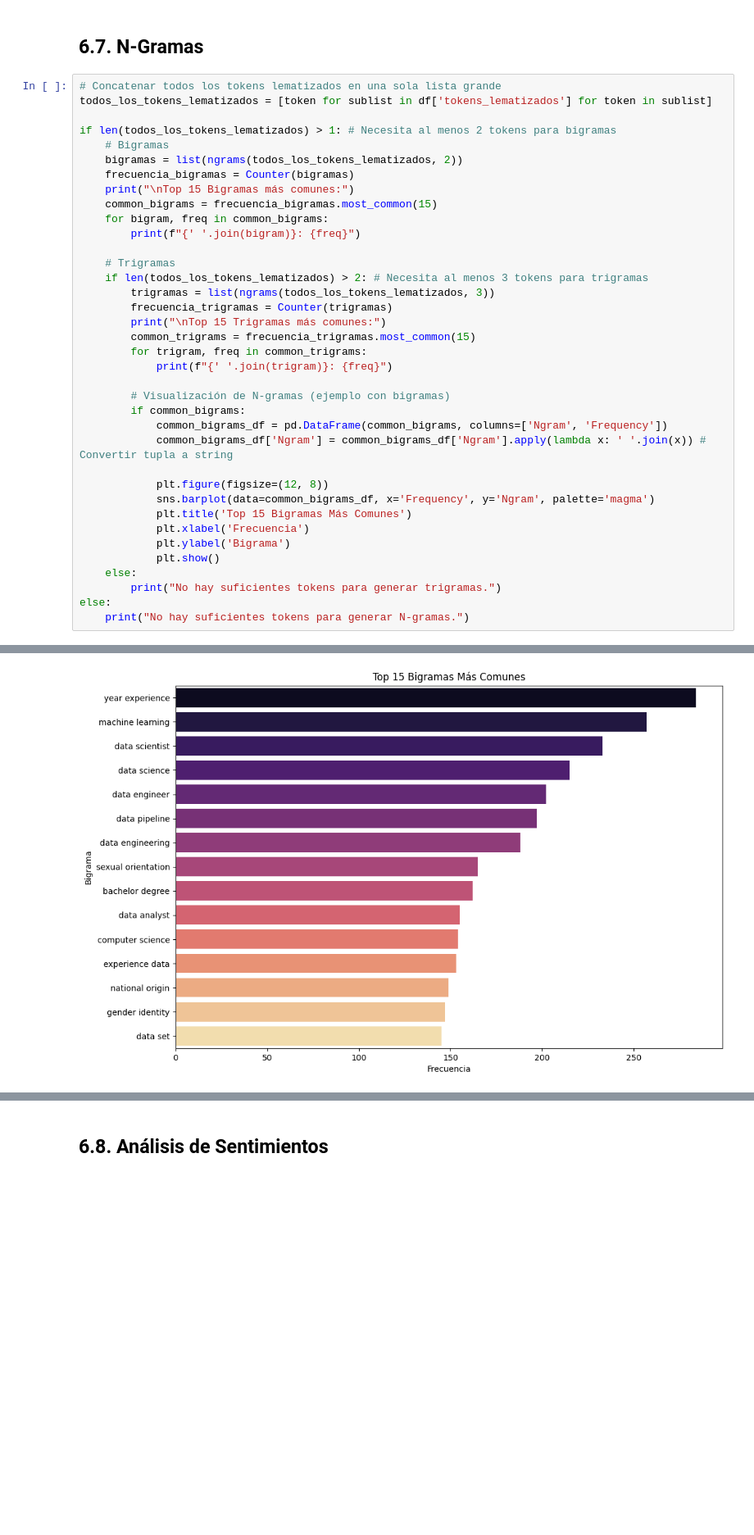
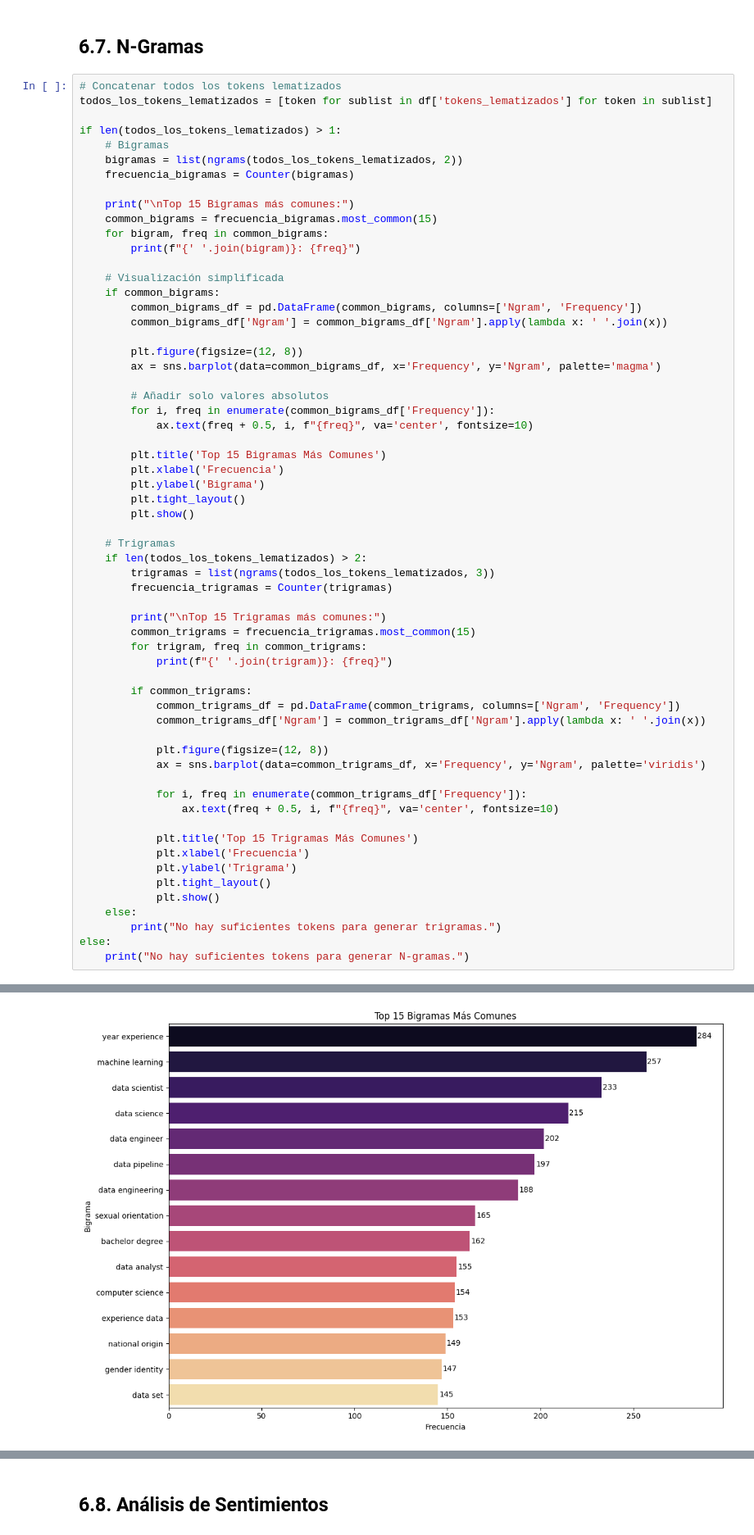
Before and after one commit to nueveonce/Etapa3DS, a Jupyter notebook: Etapa3.ipynb, the cells around one changed output, grey strips where cells are left out. Shown at 82% size. Drawn from its saved outputs; the diff is of its cells as text; blank space fills up the shorter version.

```diff
--- a/Etapa3.ipynb
+++ b/Etapa3.ipynb
@@ -344,37 +344,61 @@ Generando nube de palabras para 'Data Analyst'...
 # %% [markdown]
 ## 6.7. N-Gramas
 # %%
-# Concatenar todos los tokens lematizados en una sola lista grande
+# Concatenar todos los tokens lematizados
 todos_los_tokens_lematizados = [token for sublist in df['tokens_lematizados'] for token in sublist]
 
-if len(todos_los_tokens_lematizados) > 1: # Necesita al menos 2 tokens para bigramas
+if len(todos_los_tokens_lematizados) > 1:
     # Bigramas
     bigramas = list(ngrams(todos_los_tokens_lematizados, 2))
     frecuencia_bigramas = Counter(bigramas)
+
     print("\nTop 15 Bigramas más comunes:")
     common_bigrams = frecuencia_bigramas.most_common(15)
     for bigram, freq in common_bigrams:
         print(f"{' '.join(bigram)}: {freq}")
 
+    # Visualización simplificada
+    if common_bigrams:
+        common_bigrams_df = pd.DataFrame(common_bigrams, columns=['Ngram', 'Frequency'])
+        common_bigrams_df['Ngram'] = common_bigrams_df['Ngram'].apply(lambda x: ' '.join(x))
+
+        plt.figure(figsize=(12, 8))
+        ax = sns.barplot(data=common_bigrams_df, x='Frequency', y='Ngram', palette='magma')
+
+        # Añadir solo valores absolutos
+        for i, freq in enumerate(common_bigrams_df['Frequency']):
+            ax.text(freq + 0.5, i, f"{freq}", va='center', fontsize=10)
+
+        plt.title('Top 15 Bigramas Más Comunes')
+        plt.xlabel('Frecuencia')
+        plt.ylabel('Bigrama')
+        plt.tight_layout()
+        plt.show()
+
     # Trigramas
-    if len(todos_los_tokens_lematizados) > 2: # Necesita al menos 3 tokens para trigramas
+    if len(todos_los_tokens_lematizados) > 2:
         trigramas = list(ngrams(todos_los_tokens_lematizados, 3))
         frecuencia_trigramas = Counter(trigramas)
+
         print("\nTop 15 Trigramas más comunes:")
         common_trigrams = frecuencia_trigramas.most_common(15)
         for trigram, freq in common_trigrams:
             print(f"{' '.join(trigram)}: {freq}")
 
-        # Visualización de N-gramas (ejemplo con bigramas)
-        if common_bigrams:
-            common_bigrams_df = pd.DataFrame(common_bigrams, columns=['Ngram', 'Frequency'])
-            common_bigrams_df['Ngram'] = common_bigrams_df['Ngram'].apply(lambda x: ' '.join(x)) # Convertir tupla a string
+        if common_trigrams:
+            common_trigrams_df = pd.DataFrame(common_trigrams, columns=['Ngram', 'Frequency'])
+            common_trigrams_df['Ngram'] = common_trigrams_df['Ngram'].apply(lambda x: ' '.join(x))
 
             plt.figure(figsize=(12, 8))
-            sns.barplot(data=common_bigrams_df, x='Frequency', y='Ngram', palette='magma')
-            plt.title('Top 15 Bigramas Más Comunes')
+            ax = sns.barplot(data=common_trigrams_df, x='Frequency', y='Ngram', palette='viridis')
+
+            for i, freq in enumerate(common_trigrams_df['Frequency']):
+                ax.text(freq + 0.5, i, f"{freq}", va='center', fontsize=10)
+
+            plt.title('Top 15 Trigramas Más Comunes')
             plt.xlabel('Frecuencia')
-            plt.ylabel('Bigrama')
+            plt.ylabel('Trigrama')
+            plt.tight_layout()
             plt.show()
     else:
         print("No hay suficientes tokens para generar trigramas.")
@@ -404 +427 @@ Passing `palette` without assigning `hue` is deprecated and will be removed in v
-[figure, old version]
+[figure, new version]
```
Also changed, not shown: parts of 7 cells of this notebook.
